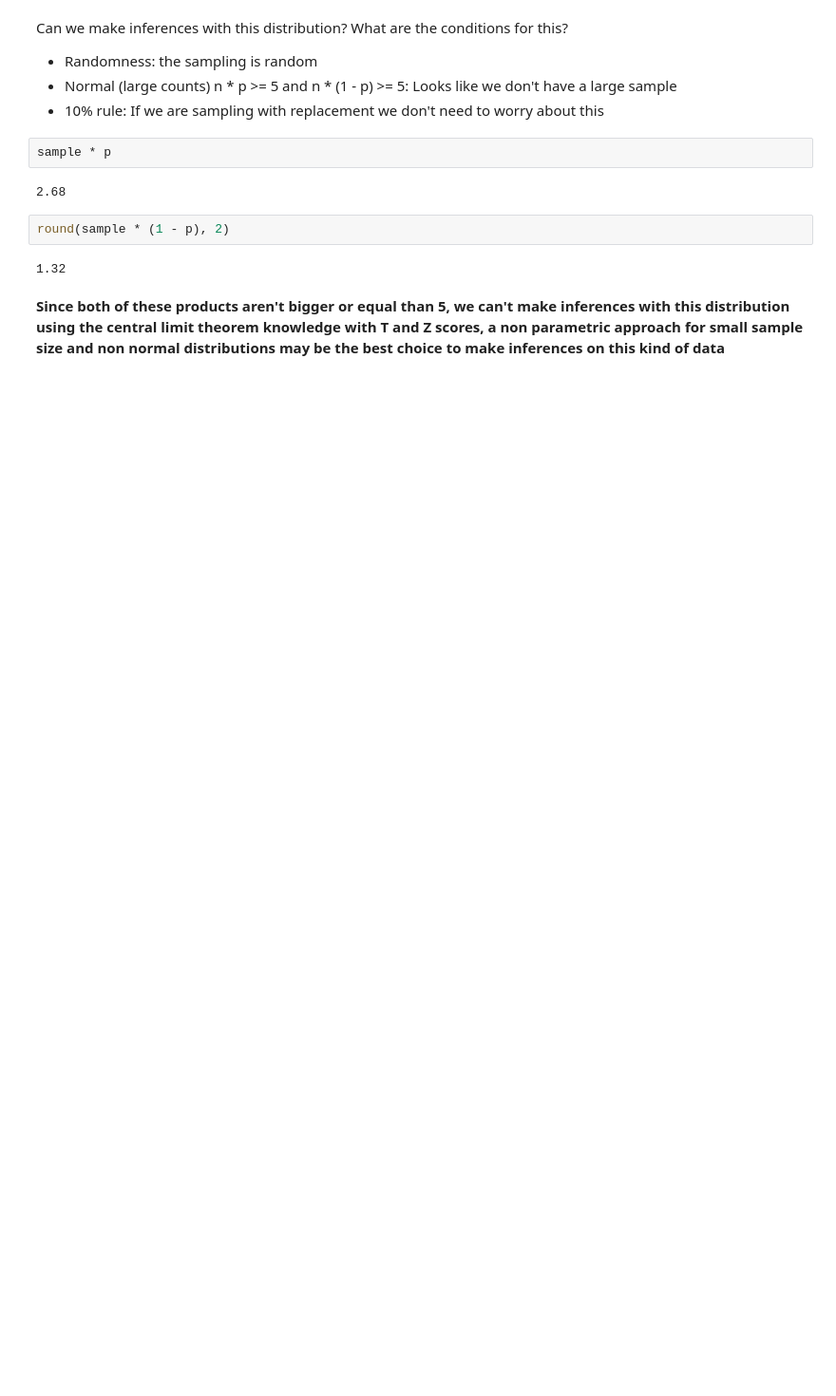
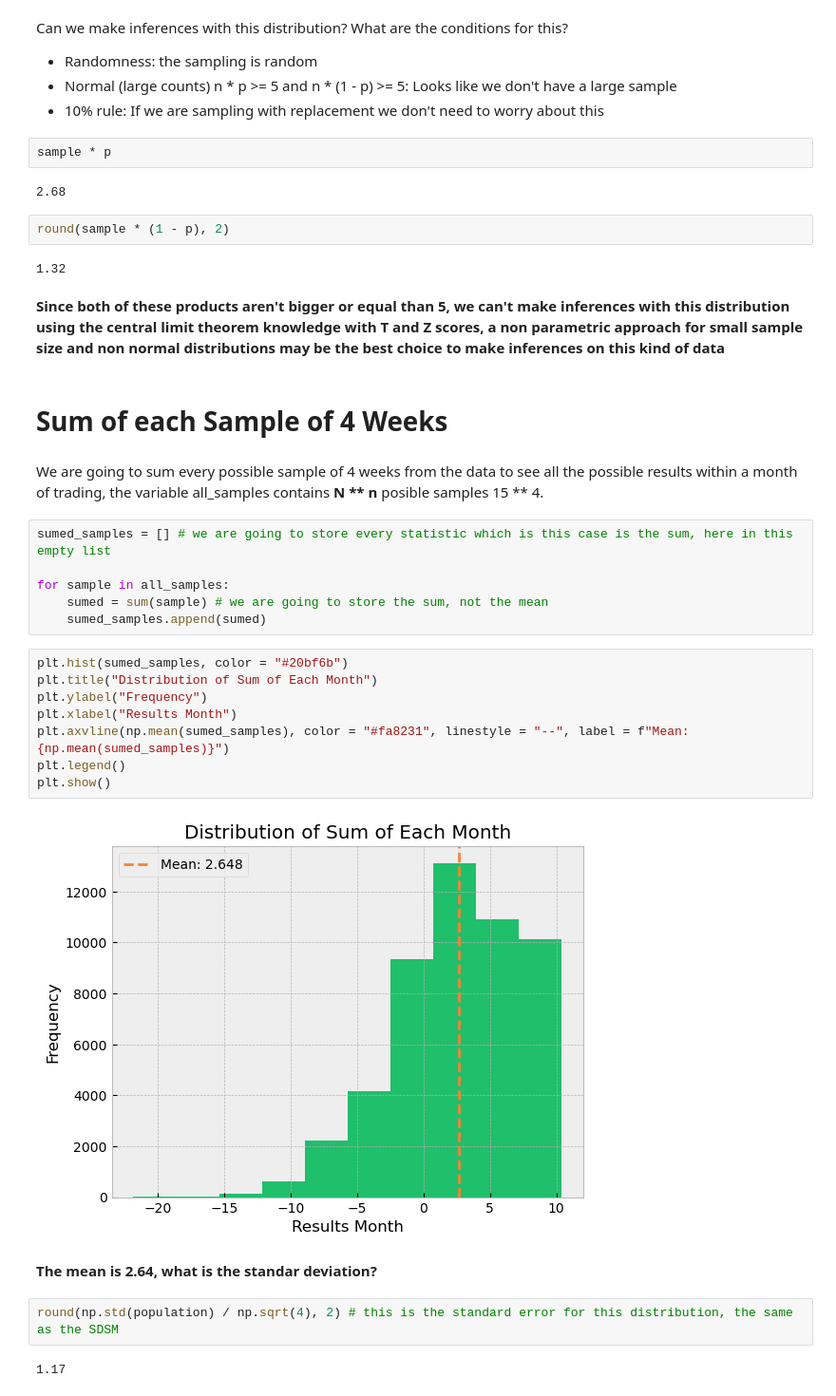
Before and after one commit to exio78/Data-Analysis, a Jupyter notebook: Probability/trading_roadmap/trading_projection_part_I.ipynb, the cells around one changed output. Shown at 95% size. Saved outputs shown, nothing was run; the diff lists cells and outputs as text; blank space fills up the shorter version.

```diff
--- a/Probability/trading_roadmap/trading_projection_part_I.ipynb
+++ b/Probability/trading_roadmap/trading_projection_part_I.ipynb
@@ -339,3 +339,29 @@ round(sample * (1 - p), 2)
 1.32
 # %% [markdown]
 **Since both of these products aren't bigger or equal than 5, we can't make inferences with this distribution using the central limit theorem knowledge with T and Z scores, a non parametric approach for small sample size and non normal distributions may be the best choice to make inferences on this kind of data**
+# %% [markdown]
+# Sum of each Sample of 4 Weeks
+# %% [markdown]
+We are going to sum every possible sample of 4 weeks from the data to see all the possible results within a month of trading, the variable all_samples contains **N ** n** posible samples 15 ** 4.
+# %%
+sumed_samples = [] # we are going to store every statistic which is this case is the sum, here in this empty list
+
+for sample in all_samples:
+    sumed = sum(sample) # we are going to store the sum, not the mean
+    sumed_samples.append(sumed)
+# %%
+plt.hist(sumed_samples, color = "#20bf6b")
+plt.title("Distribution of Sum of Each Month")
+plt.ylabel("Frequency")
+plt.xlabel("Results Month")
+plt.axvline(np.mean(sumed_samples), color = "#fa8231", linestyle = "--", label = f"Mean: {np.mean(sumed_samples)}")
+plt.legend()
+plt.show()
+# %% [output]
+[figure, added]
+# %% [markdown]
+**The mean is 2.64, what is the standar deviation?**
+# %%
+round(np.std(population) / np.sqrt(4), 2) # this is the standard error for this distribution, the same as the SDSM
+# %% [output]
+1.17
```
Also changed, not shown: parts of 36 cells of this notebook.
